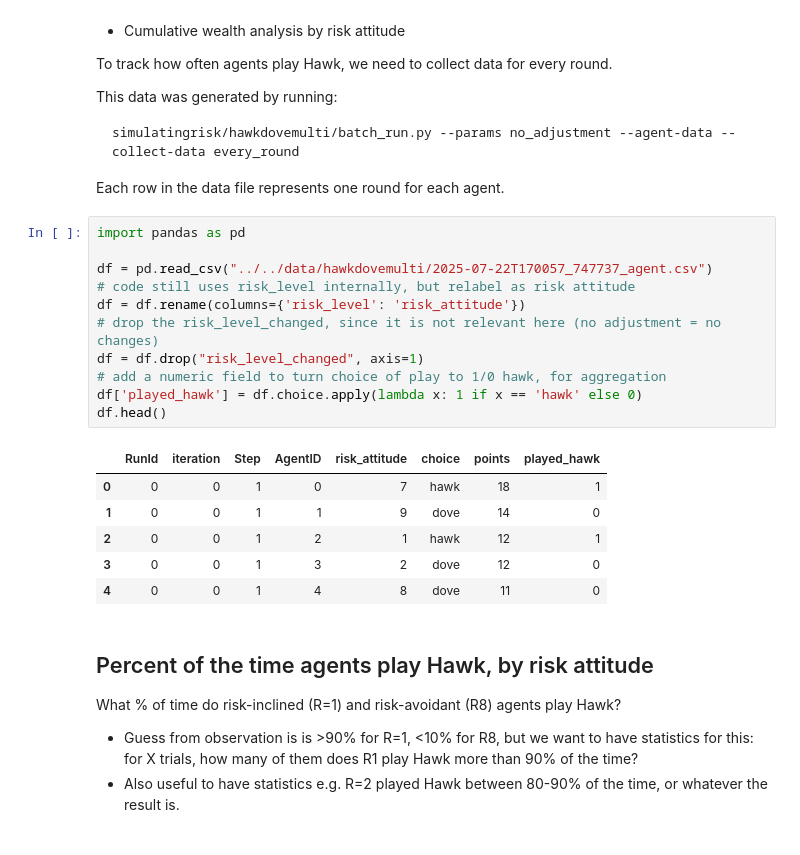
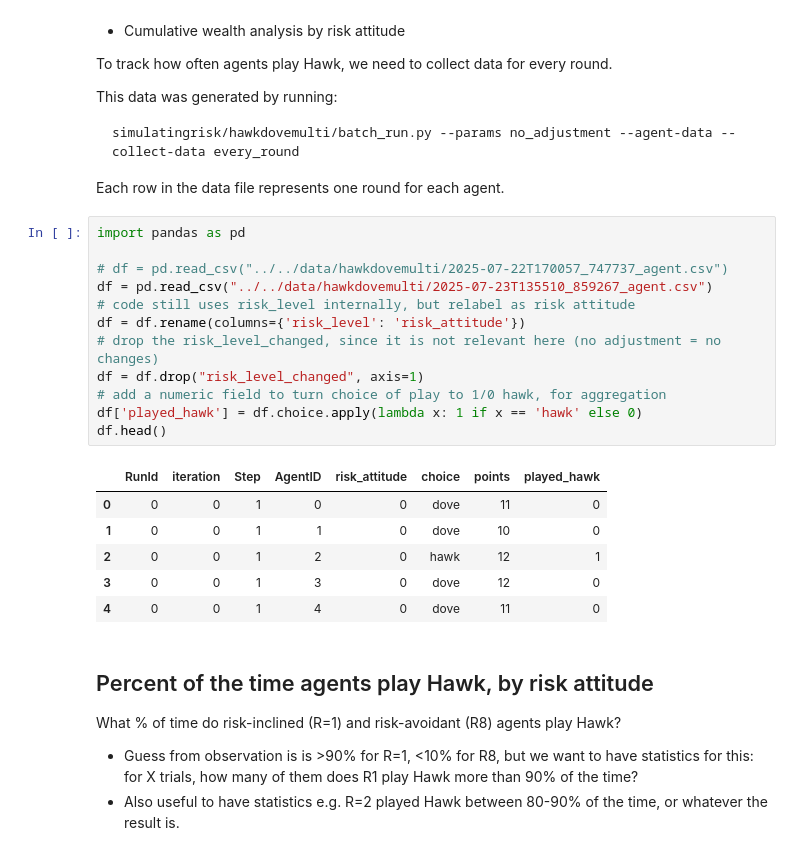
Before and after one commit to Princeton-CDH/simulating-risk, a Jupyter notebook: notebooks/hawkdovemulti_noadjust/analyze_batchrun_data.ipynb, the cells around one changed output. Drawn from its saved outputs; the diff is of its cells as text.

```diff
--- a/notebooks/hawkdovemulti_noadjust/analyze_batchrun_data.ipynb
+++ b/notebooks/hawkdovemulti_noadjust/analyze_batchrun_data.ipynb
@@ -15,21 +15,22 @@ Each row in the data file represents one round for each agent.
 # %%
 import pandas as pd
 
-df = pd.read_csv("../../data/hawkdovemulti/2025-07-22T170057_747737_agent.csv")
+# df = pd.read_csv("../../data/hawkdovemulti/2025-07-22T170057_747737_agent.csv")
+df = pd.read_csv("../../data/hawkdovemulti/2025-07-23T135510_859267_agent.csv")
 # code still uses risk_level internally, but relabel as risk attitude
 df = df.rename(columns={'risk_level': 'risk_attitude'})
 # drop the risk_level_changed, since it is not relevant here (no adjustment = no changes)
 df = df.drop("risk_level_changed", axis=1)
 # add a numeric field to turn choice of play to 1/0 hawk, for aggregation
 df['played_hawk'] = df.choice.apply(lambda x: 1 if x == 'hawk' else 0)
 df.head()
 # %% [output]
 |  | RunId | iteration | Step | AgentID | risk_attitude | choice | points | played_hawk |
-| 0 | 0 | 0 | 1 | 0 | 7 | hawk | 18 | 1 |
-| 1 | 0 | 0 | 1 | 1 | 9 | dove | 14 | 0 |
-| 2 | 0 | 0 | 1 | 2 | 1 | hawk | 12 | 1 |
-| 3 | 0 | 0 | 1 | 3 | 2 | dove | 12 | 0 |
-| 4 | 0 | 0 | 1 | 4 | 8 | dove | 11 | 0 |
+| 0 | 0 | 0 | 1 | 0 | 0 | dove | 11 | 0 |
+| 1 | 0 | 0 | 1 | 1 | 0 | dove | 10 | 0 |
+| 2 | 0 | 0 | 1 | 2 | 0 | hawk | 12 | 1 |
+| 3 | 0 | 0 | 1 | 3 | 0 | dove | 12 | 0 |
+| 4 | 0 | 0 | 1 | 4 | 0 | dove | 11 | 0 |
 # %% [markdown]
 ## Percent of the time agents play Hawk, by risk attitude
 
```
Also changed, not shown: parts of 25 cells of this notebook.
